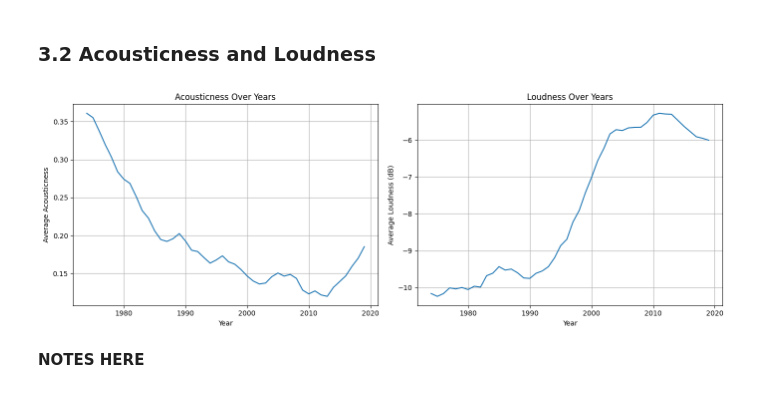
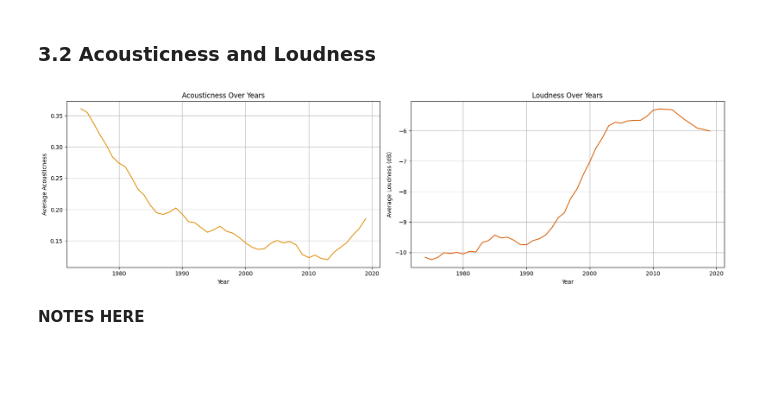
Before and after one commit to joelbit33/hit-songs-analysis, a Jupyter notebook: analysis/analysis.ipynb, the cells around one changed output. Drawn from its saved outputs; the diff is of its cells as text; code cells hidden in the pictures; blank space fills up the shorter version.

Commit message:
plot all attributes

```diff
--- a/analysis/analysis.ipynb
+++ b/analysis/analysis.ipynb
@@ -124,10 +124,13 @@ grouped_data_attr = grouped_data_attr.rolling(window=window_size).mean()
 
 plt.figure(figsize=(15, 7))
 
+# set line colors from colorblind palette
+line_colors = sns.color_palette("colorblind", 8)
+
 # plot moving averages of attributes (loop this)
-sns.lineplot(data=grouped_data_attr, x=grouped_data_attr.index, y='energy', label='Energy')
-sns.lineplot(data=grouped_data_attr, x=grouped_data_attr.index, y='positiveness', label='Positiveness')
-sns.lineplot(data=grouped_data_attr, x=grouped_data_attr.index, y='danceability', label='Danceability')
+sns.lineplot(data=grouped_data_attr, x=grouped_data_attr.index, y='energy', label='Energy', color=line_colors[0])
+sns.lineplot(data=grouped_data_attr, x=grouped_data_attr.index, y='positiveness', label='Positiveness', color=line_colors[2])
+sns.lineplot(data=grouped_data_attr, x=grouped_data_attr.index, y='danceability', label='Danceability', color=line_colors[4])
 
 # set title and labels
 plt.title('Song Attributes Over Years')
@@ -158,37 +161,37 @@ grouped_data_acous = df.groupby('year')[['acousticness']].mean()
 
 # calc moving avg of acousticness
 grouped_data_acous['acousticness_moving'] = grouped_data_acous['acousticness'].rolling(window=window_size).mean()
 
 # group data by year and get mean for loudness
 grouped_data_loud = df.groupby('year')[['loudness']].mean()
 
 # calc moving average for loudness
 grouped_data_loud['loudness_moving'] = grouped_data_loud['loudness'].rolling(window=window_size).mean()
 
 
-plt.figure(figsize=(14, 5))
+plt.figure(figsize=(17, 5))
 
 # acousticness plot
 plt.subplot(1, 2, 1)  # 1 row, 2 columns, 1st plot (think css grid)
-sns.lineplot(data=grouped_data_acous, x=grouped_data_acous.index, y='acousticness_moving')
+sns.lineplot(data=grouped_data_acous, x=grouped_data_acous.index, y='acousticness_moving', color=line_colors[1])
 plt.title('Acousticness Over Years')
 plt.ylabel('Average Acousticness')
 plt.xlabel('Year')
 plt.grid(True)
 
 # loudness plot
 plt.subplot(1, 2, 2)  # 1 row, 2 columns, 2nd plot (think css grid)
-sns.lineplot(data=grouped_data_loud, x=grouped_data_loud.index, y='loudness_moving')
+sns.lineplot(data=grouped_data_loud, x=grouped_data_loud.index, y='loudness_moving', color=line_colors[3])
 plt.title('Loudness Over Years')
 plt.ylabel('Average Loudness (dB)')
 plt.xlabel('Year')
 plt.grid(True)
 
 
 plt.tight_layout()
 plt.show()
 # %% [output]
-[figure, old version]
+[figure, new version]
 # %% [markdown]
 **NOTES HERE**
 # %% [markdown]
```
Also changed, not shown: parts of 8 cells of this notebook.
